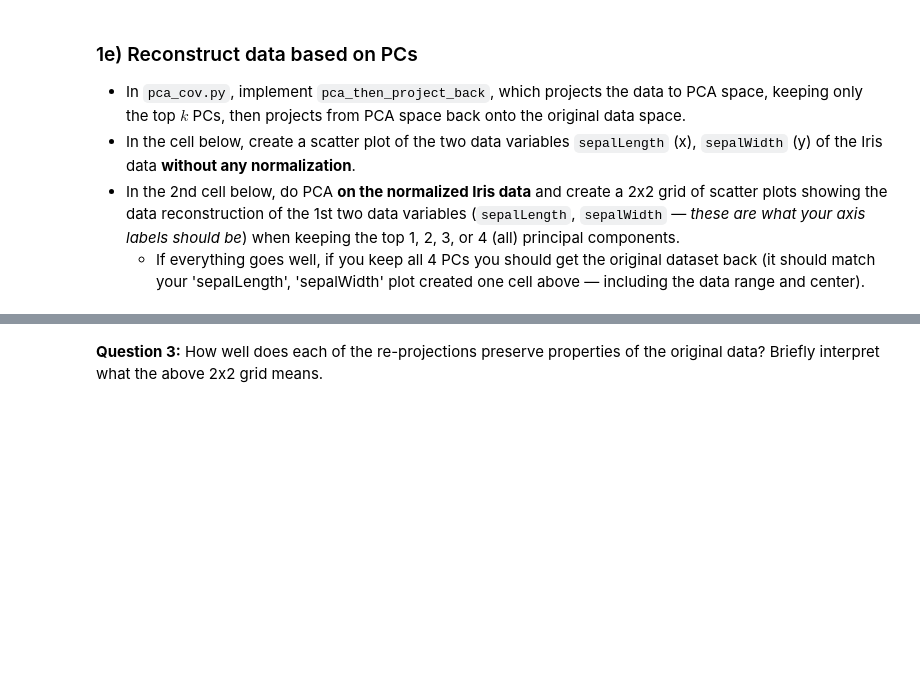
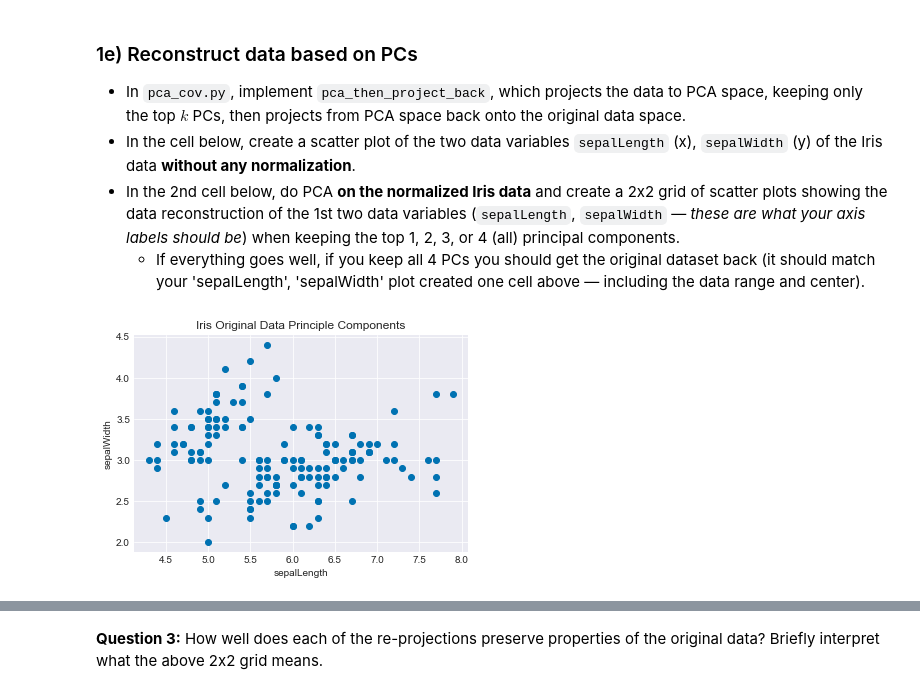
Before and after one commit to mattjax16/cs251, a Jupyter notebook: project4/pca.ipynb, the cells around one changed output, grey strips where cells are left out. Drawn from its saved outputs; the diff is of its cells as text; code cells hidden in the pictures; blank space fills up the shorter version.

```diff
--- a/project4/pca.ipynb
+++ b/project4/pca.ipynb
@@ -298,0 +298,10 @@ Tells some are useful together some are not
+# %%
+# Plot original iris data
+fig, ax = plt.subplots(1,1)
+ax.scatter(pca.data['sepalLength'],pca.data['sepalWidth'])
+ax.set_title('Iris Original Data Principle Components')
+ax.set_xlabel('sepalLength')
+ax.set_ylabel('sepalWidth')
+plt.show()
+# %% [output]
+[figure, added]
```
Also changed, not shown: parts of 6 cells of this notebook, 2 other files.
